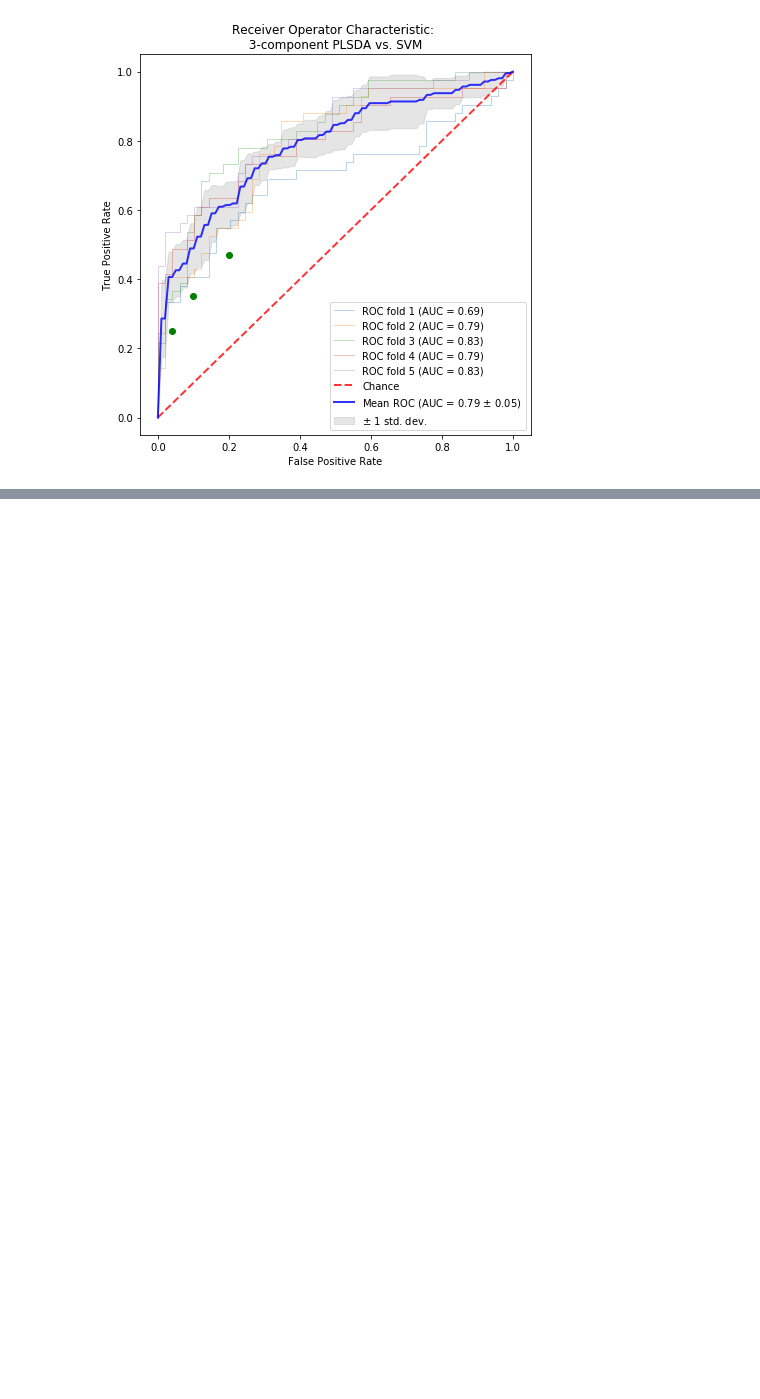
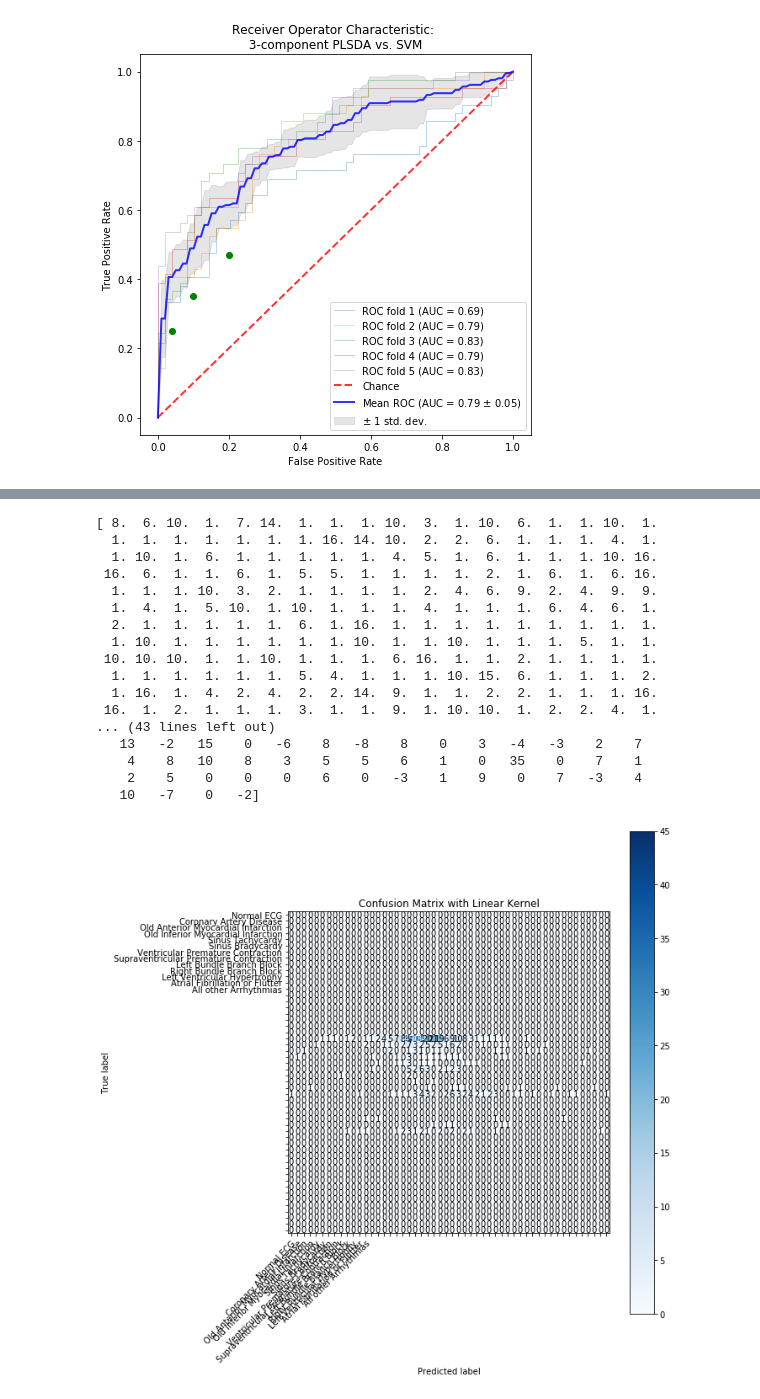
Before and after one commit to sriramrao10/188-Final-Project-Arrhythmia, a Jupyter notebook: Project_Begin.ipynb, the cells around one changed output, grey strips where cells are left out. Drawn from its saved outputs; the diff is of its cells as text; code cells hidden in the pictures; blank space fills up the shorter version.

```diff
--- a/Project_Begin.ipynb
+++ b/Project_Begin.ipynb
@@ -95,8 +95,9 @@ for train_index, test_index in loo.split(X, Y):
     ypred = pls_loo.predict(X[test_index])
     yobs = Y[test_index]
 
-    Y_obs.append(ypred[0,0])
-    Y_pred.append(yobs[0])
+    Y_pred.append(ypred[0,0])
+    Y_obs.append(yobs[0])
+
 
 r2_loo = r2_score(Y_obs, Y_pred)
 print('R2 value: ', r2_loo)
@@ -312,0 +314,26 @@ plot_confusion_matrix(Y.astype(int), Ypred_RBF.astype(int), classes=class_names,
+# %%
+#print (np.array(Y_obs)-np.array(Y_pred))
+Y_obs = np.array(Y_obs)
+Y_pred = np.array(Y_pred).astype(int)
+plot_confusion_matrix(Y_obs.astype(int), Y_pred.astype(int), classes=class_names, title='Confusion Matrix with Linear Kernel');
+print(Y_obs)
+print(Y_pred)
+# %% [output]
+[ 8.  6. 10.  1.  7. 14.  1.  1.  1. 10.  3.  1. 10.  6.  1.  1. 10.  1.
+  1.  1.  1.  1.  1.  1.  1. 16. 14. 10.  2.  2.  6.  1.  1.  1.  4.  1.
+  1. 10.  1.  6.  1.  1.  1.  1.  1.  4.  5.  1.  6.  1.  1.  1. 10. 16.
+ 16.  6.  1.  1.  6.  1.  5.  5.  1.  1.  1.  1.  2.  1.  6.  1.  6. 16.
+  1.  1.  1. 10.  3.  2.  1.  1.  1.  1.  2.  4.  6.  9.  2.  4.  9.  9.
+  1.  4.  1.  5. 10.  1. 10.  1.  1.  1.  4.  1.  1.  1.  6.  4.  6.  1.
+  2.  1.  1.  1.  1.  1.  6.  1. 16.  1.  1.  1.  1.  1.  1.  1.  1.  1.
+  1. 10.  1.  1.  1.  1.  1.  1. 10.  1.  1. 10.  1.  1.  1.  5.  1.  1.
+ 10. 10. 10.  1.  1. 10.  1.  1.  1.  6. 16.  1.  1.  2.  1.  1.  1.  1.
+  1.  1.  1.  1.  1.  1.  5.  4.  1.  1.  1. 10. 15.  6.  1.  1.  1.  2.
+  1. 16.  1.  4.  2.  4.  2.  2. 14.  9.  1.  1.  2.  2.  1.  1.  1. 16.
+ 16.  1.  2.  1.  1.  1.  3.  1.  1.  9.  1. 10. 10.  1.  2.  2.  4.  1.
+... (43 lines left out)
+   13   -2   15    0   -6    8   -8    8    0    3   -4   -3    2    7
+    4    8   10    8    3    5    5    6    1    0   35    0    7    1
+    2    5    0    0    0    6    0   -3    1    9    0    7   -3    4
+   10   -7    0   -2]
+[figure, added]
```
Also changed, not shown: parts of 3 cells of this notebook.
